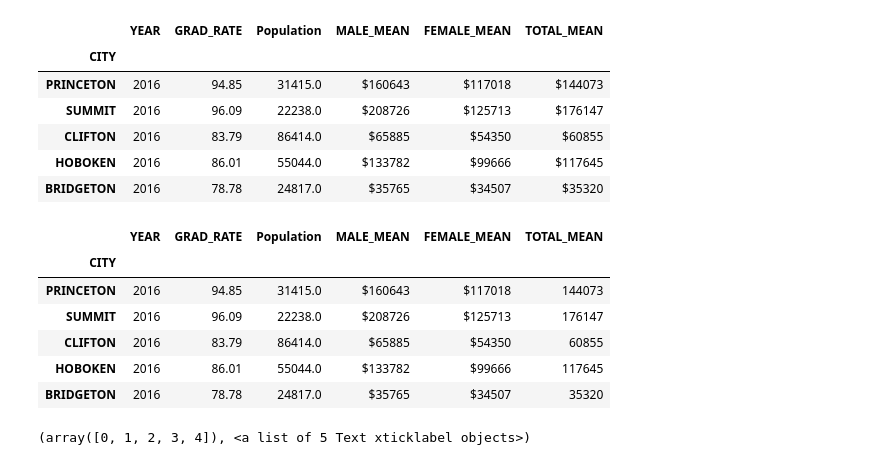
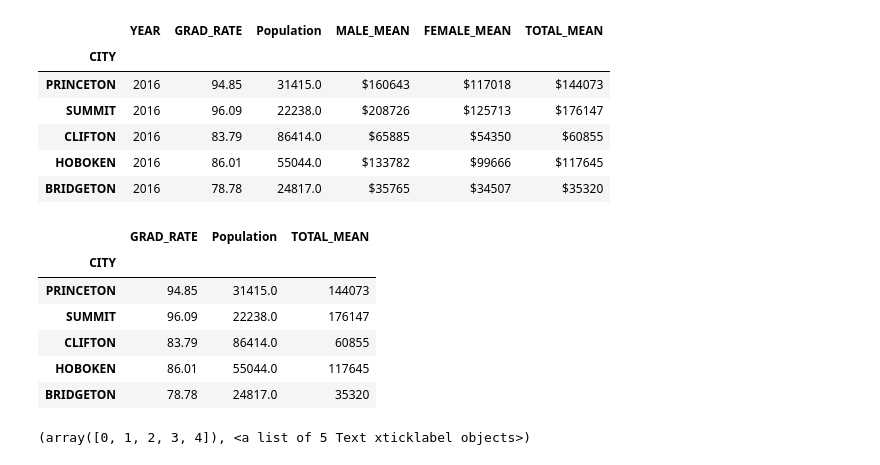
Before and after one commit to fab5-rutgers/first_project, a Jupyter notebook: Income/income_pop_grad.ipynb, the cells around one changed output. Cells and saved outputs as stored; diff of their text form; code cells hidden in the pictures.

```diff
--- a/Income/income_pop_grad.ipynb
+++ b/Income/income_pop_grad.ipynb
@@ -78,22 +78,22 @@ combined_income_grad_population
 # %%
 #To select just the number part from the total_mean column(to remove $ sign)
 combined_income_grad_population["TOTAL_MEAN"] = combined_income_grad_population["TOTAL_MEAN"].apply(lambda x: int(x[1:]))
 
-#combined_income_grad_population=combined_income_grad_population[["CITY","GRAD_RATE","Population","TOTAL_MEAN"]]
+combined_income_grad_population=combined_income_grad_population[["GRAD_RATE","Population","TOTAL_MEAN"]]
 
 #To sort
 #combined_income_grad_population =combined_income_grad_population.sort_values(by='CITY', ascending=False)
 
 
 combined_income_grad_population
 # %% [output]
-|  | YEAR | GRAD_RATE | Population | MALE_MEAN | FEMALE_MEAN | TOTAL_MEAN |
-| CITY |  |  |  |  |  |  |
-| PRINCETON | 2016 | 94.85 | 31415.0 | $160643 | $117018 | 144073 |
-| SUMMIT | 2016 | 96.09 | 22238.0 | $208726 | $125713 | 176147 |
-| CLIFTON | 2016 | 83.79 | 86414.0 | $65885 | $54350 | 60855 |
-| HOBOKEN | 2016 | 86.01 | 55044.0 | $133782 | $99666 | 117645 |
-| BRIDGETON | 2016 | 78.78 | 24817.0 | $35765 | $34507 | 35320 |
+|  | GRAD_RATE | Population | TOTAL_MEAN |
+| CITY |  |  |  |
+| PRINCETON | 94.85 | 31415.0 | 144073 |
+| SUMMIT | 96.09 | 22238.0 | 176147 |
+| CLIFTON | 83.79 | 86414.0 | 60855 |
+| HOBOKEN | 86.01 | 55044.0 | 117645 |
+| BRIDGETON | 78.78 | 24817.0 | 35320 |
 # %%
 #plot Graduation rate vs Total mean income
 ax = combined_income_grad_population.plot.bar(x="GRAD_RATE",y="TOTAL_MEAN",legend=False)
```
